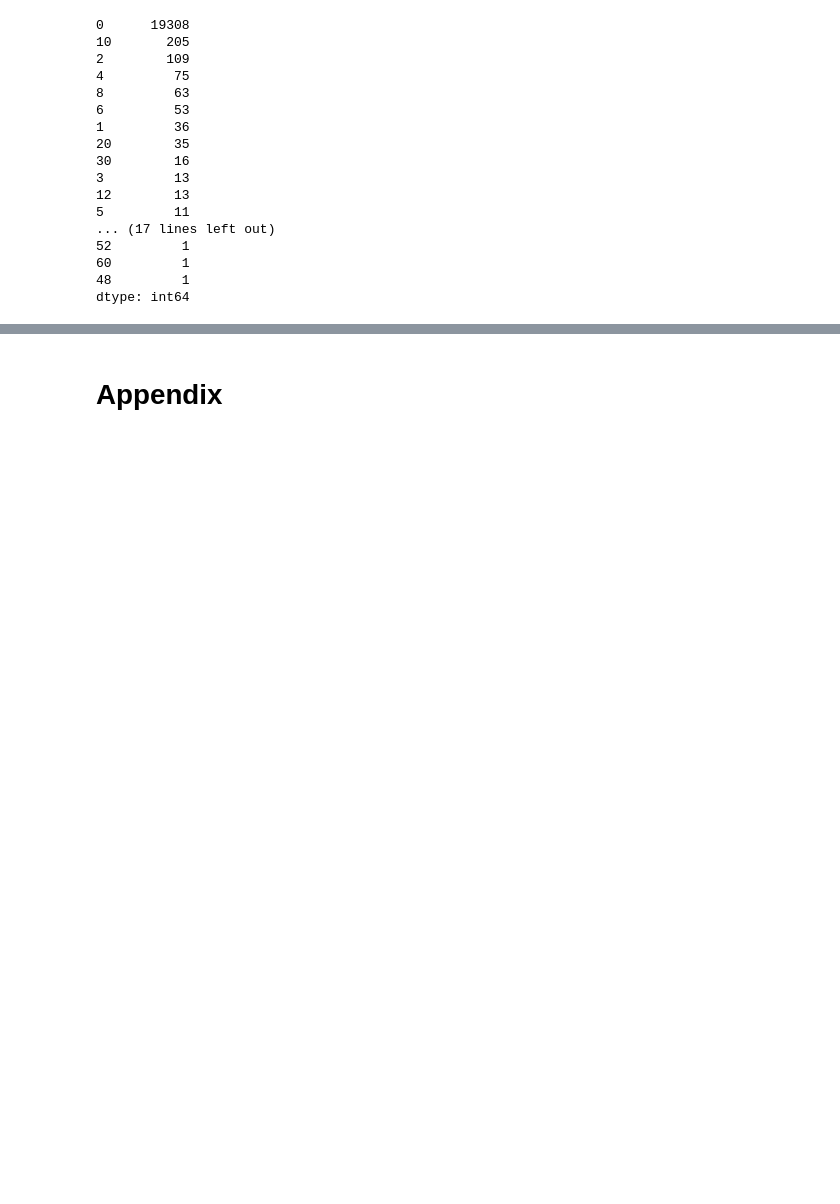
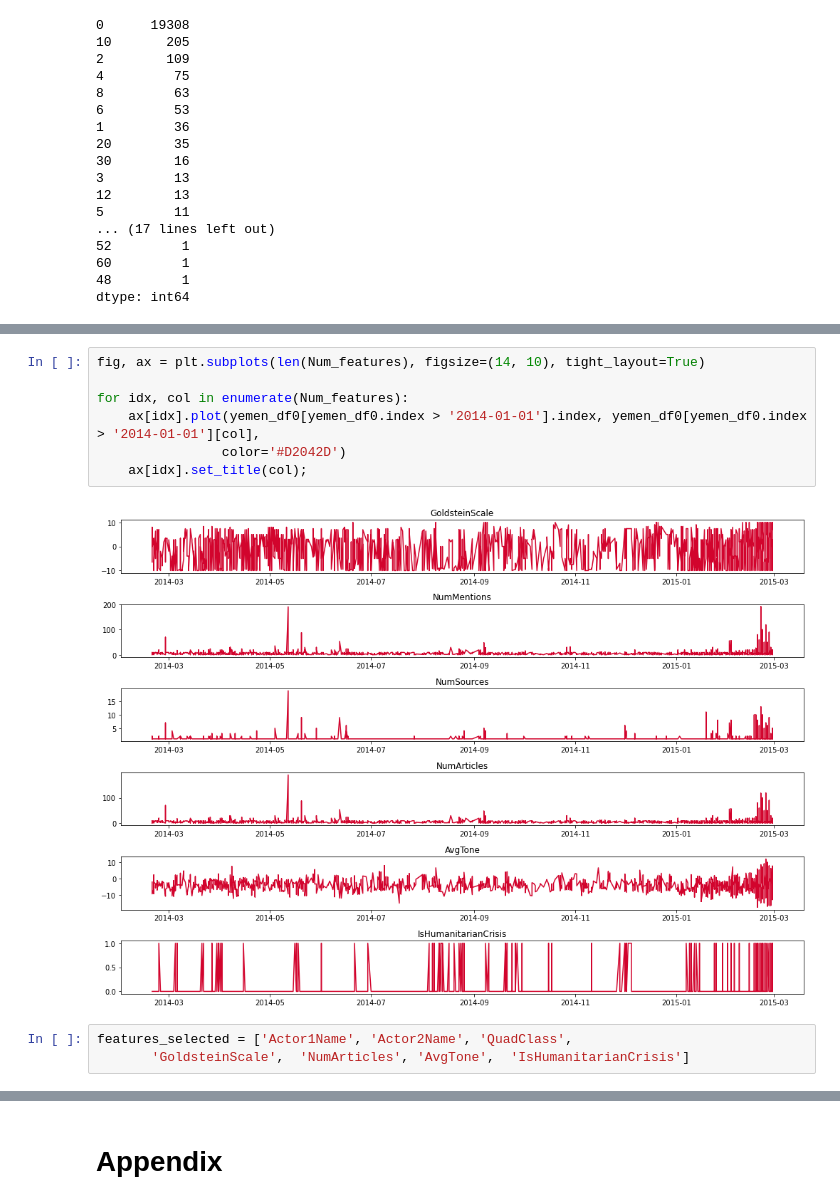
Before and after one commit to MekdiYilma/HumanitarianCrisisPrediction, a Jupyter notebook: notebooks/EDA_crisis_prediction.ipynb, the cells around one changed output, grey strips where cells are left out. Saved outputs shown, nothing was run; the diff lists cells and outputs as text; blank space fills up the shorter version.

```diff
--- a/notebooks/EDA_crisis_prediction.ipynb
+++ b/notebooks/EDA_crisis_prediction.ipynb
@@ -243,0 +274,12 @@ for idx, col in enumerate(Num_features):
+# %%
+fig, ax = plt.subplots(len(Num_features), figsize=(14, 10), tight_layout=True)
+
+for idx, col in enumerate(Num_features):
+    ax[idx].plot(yemen_df0[yemen_df0.index > '2014-01-01'].index, yemen_df0[yemen_df0.index > '2014-01-01'][col],
+                color='#D2042D')
+    ax[idx].set_title(col);
+# %% [output]
+[figure, added]
+# %%
+features_selected = ['Actor1Name', 'Actor2Name', 'QuadClass',
+       'GoldsteinScale',  'NumArticles', 'AvgTone',  'IsHumanitarianCrisis']
```
Also changed, not shown: parts of 11 cells of this notebook, 1 other file.
